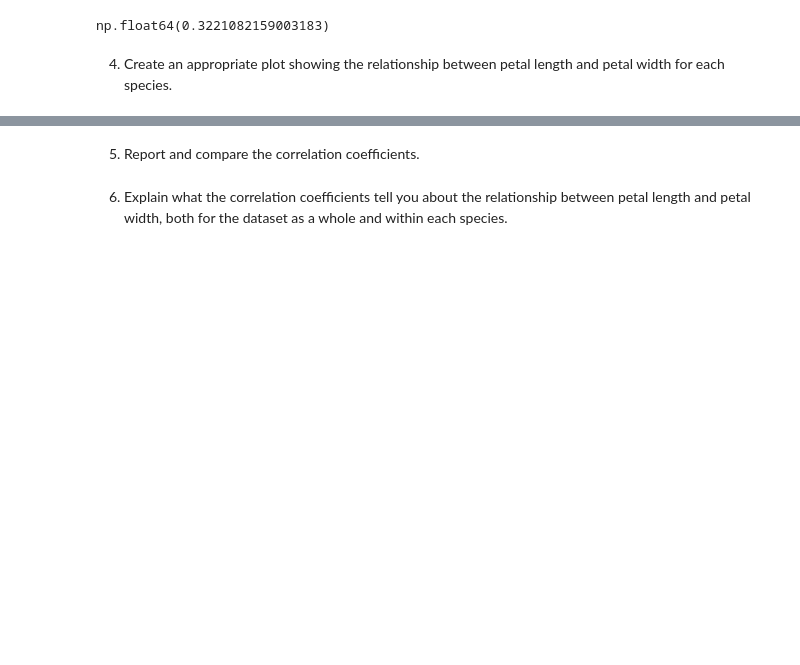
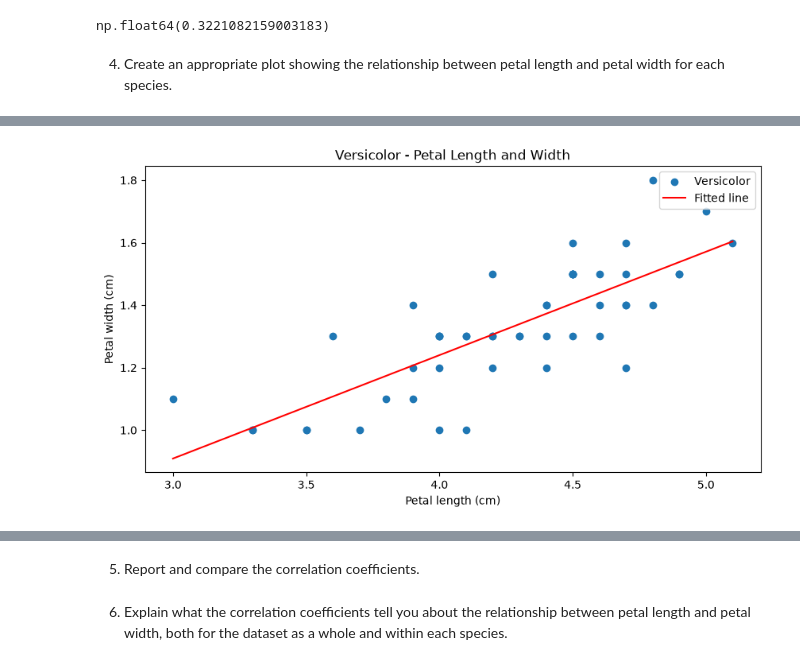
Before and after one commit to vanelyraa/applied-statistics, a Jupyter notebook: problems.ipynb, the cells around one changed output, grey strips where cells are left out. Saved outputs shown, nothing was run; the diff lists cells and outputs as text; code cells hidden in the pictures; blank space fills up the shorter version.

```diff
--- a/problems.ipynb
+++ b/problems.ipynb
@@ -297,0 +326,28 @@ np.float64(0.3221082159003183)
+# %%
+# Versicolor length and width
+versicolor_length = versicolor["petal_length"]
+versicolor_width = versicolor["petal_width"]
+
+# Calculating slope and intercept
+m, c = np.polyfit(versicolor_length, versicolor_width, 1)
+
+# Fitted line values
+x = np.linspace(versicolor_length.min(), versicolor_length.max(), 100)
+
+# Create plot
+fig, ax = plt.subplots(figsize=(10, 5))
+
+ax.scatter(versicolor_length, versicolor_width, label="Versicolor")
+
+# Plot fitted straight line
+ax.plot(x, m * x + c, color="red", label="Fitted line")
+
+# Plot labels
+ax.set_xlabel("Petal length (cm)")
+ax.set_ylabel("Petal width (cm)")
+ax.set_title("Versicolor - Petal Length and Width")
+ax.legend()
+
+plt.show()
+# %% [output]
+[figure, added]
```
Also changed, not shown: parts of 2 cells of this notebook.
